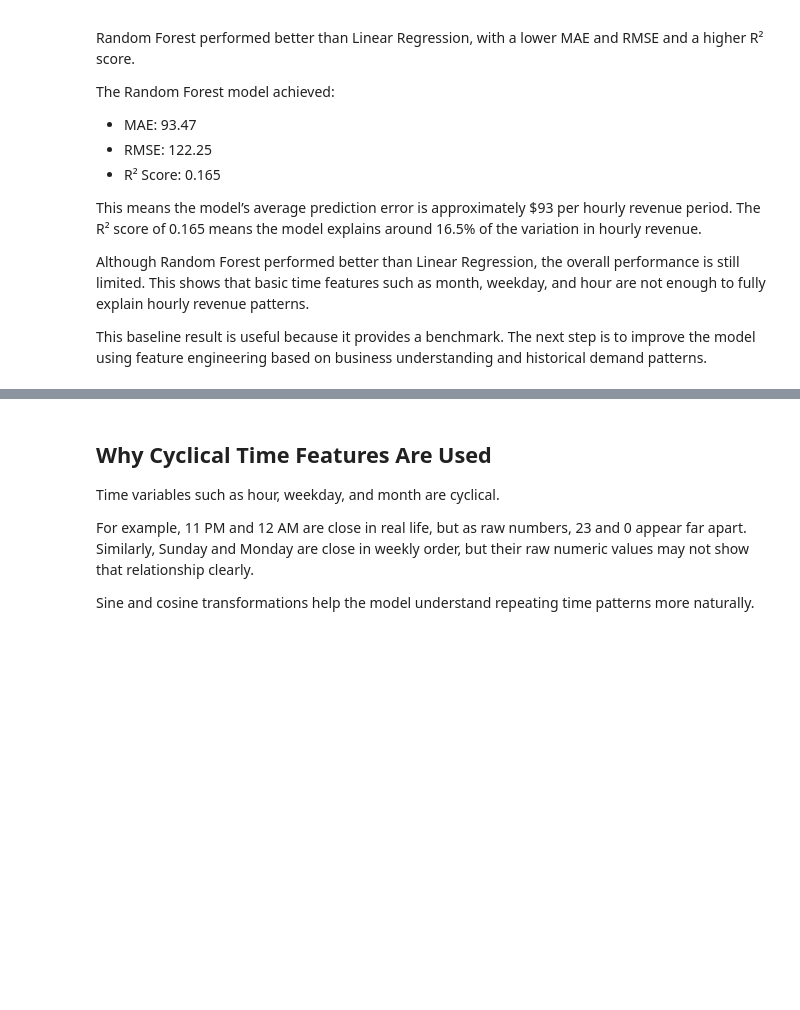
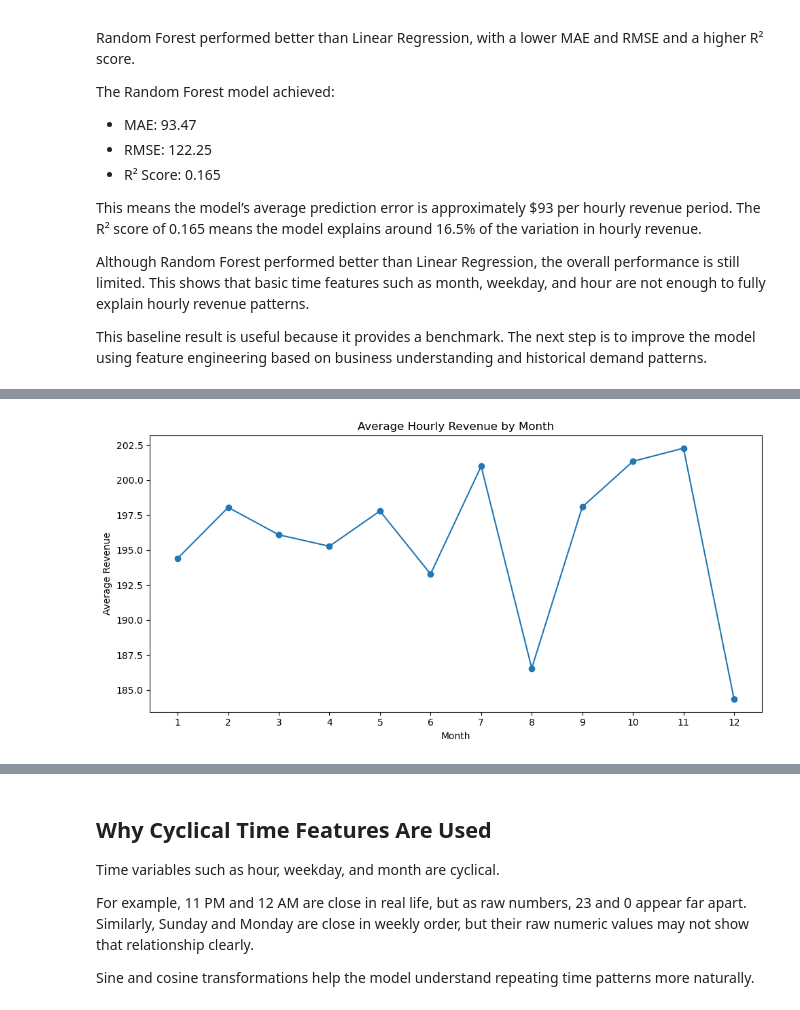
Before and after one commit to Deekshith-05/pizza-sales-sql-analytics, a Jupyter notebook: notebooks/02_demand_forecasting_model.ipynb.ipynb, the cells around one changed output, grey strips where cells are left out. Saved outputs shown, nothing was run; the diff lists cells and outputs as text; code cells hidden in the pictures; blank space fills up the shorter version.

```diff
--- a/notebooks/02_demand_forecasting_model.ipynb.ipynb
+++ b/notebooks/02_demand_forecasting_model.ipynb.ipynb
@@ -178,0 +253,17 @@ This baseline result is useful because it provides a benchmark. The next step is
+# %%
+month_pattern = (
+    hourly_df.groupby("month")["hourly_revenue"]
+    .mean()
+    .reset_index()
+)
+
+plt.figure(figsize=(10, 5))
+plt.plot(month_pattern["month"], month_pattern["hourly_revenue"], marker="o")
+plt.title("Average Hourly Revenue by Month")
+plt.xlabel("Month")
+plt.ylabel("Average Revenue")
+plt.xticks(month_pattern["month"])
+plt.tight_layout()
+plt.show()
+# %% [output]
+[figure, added]
```
Also changed, not shown: parts of 13 cells of this notebook.
